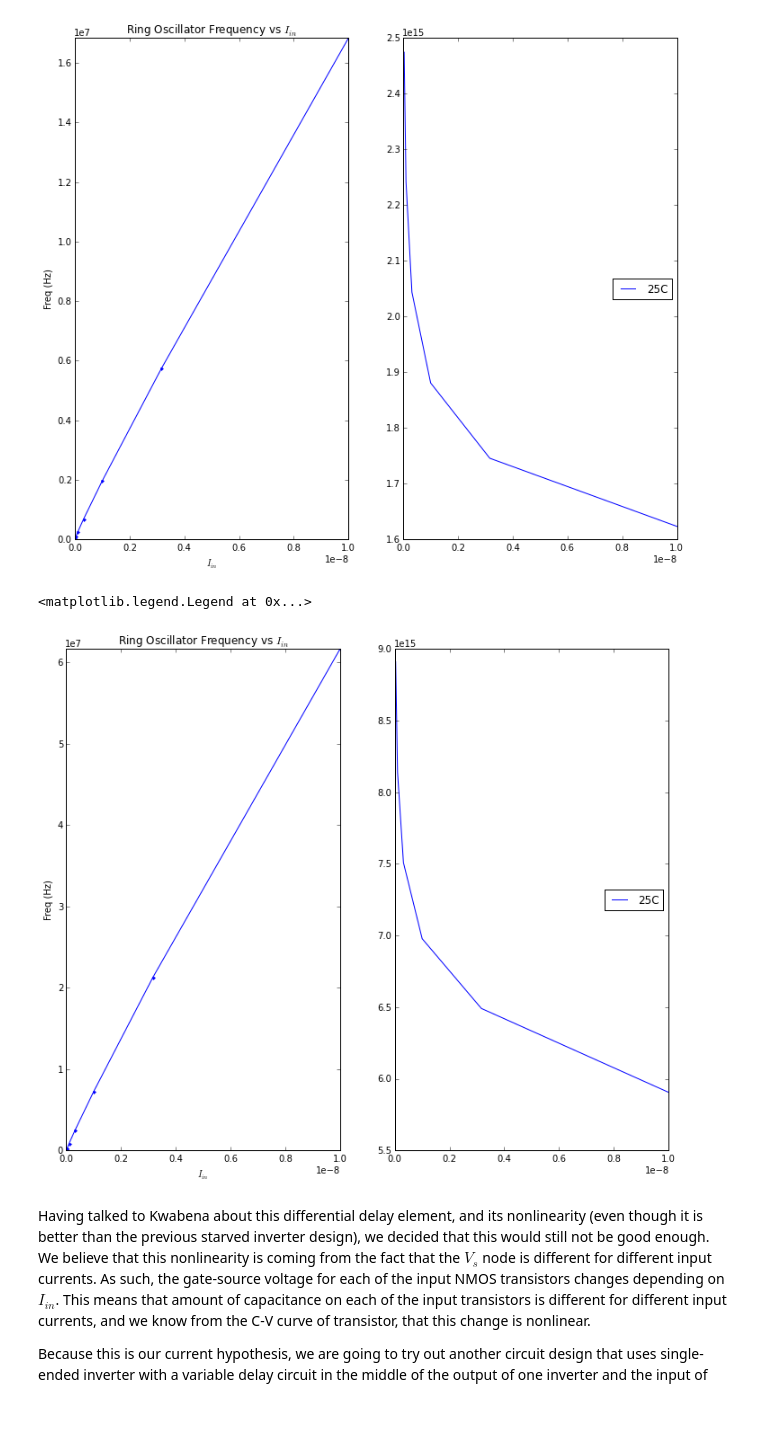
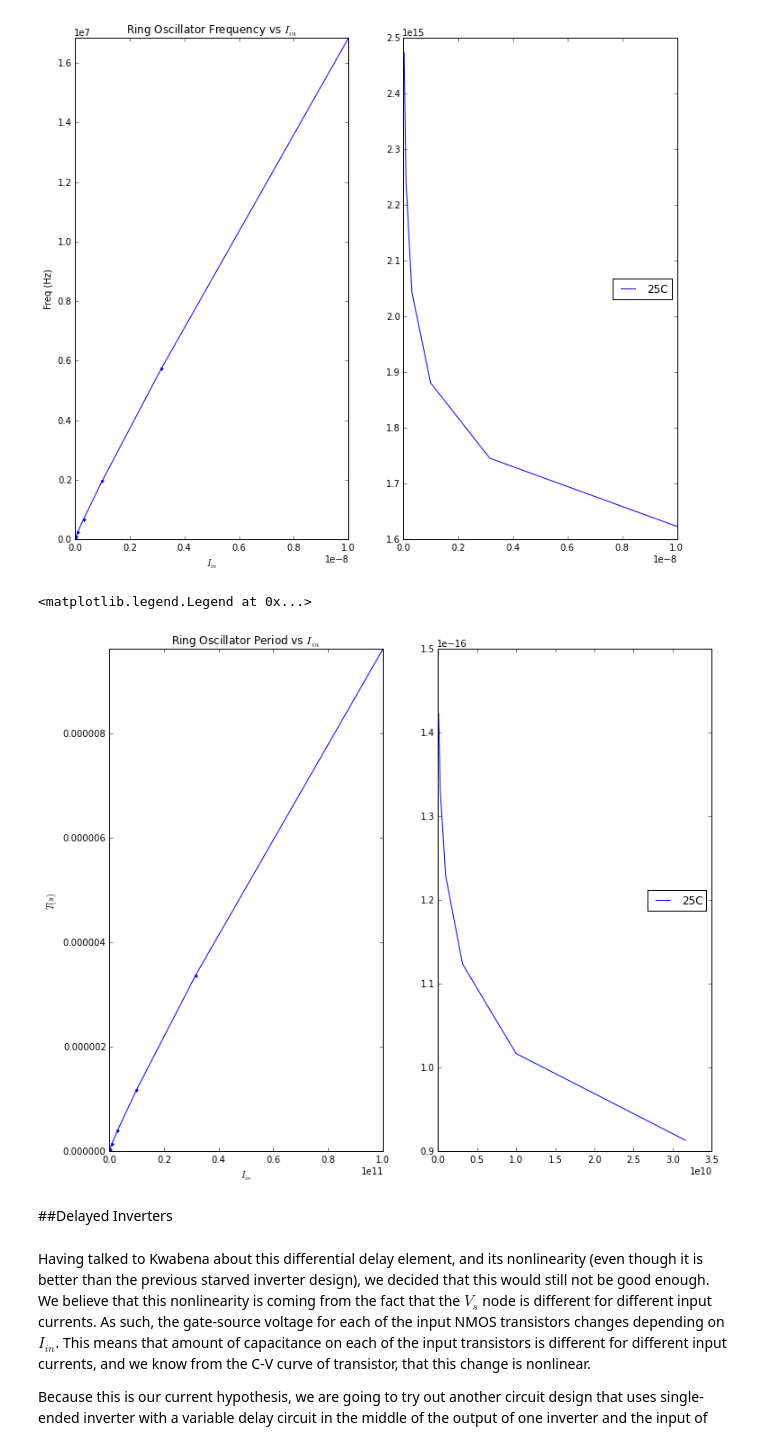
Before and after one commit to twinoza/TwinPyNB, a Jupyter notebook: RingOsc_Char.ipynb, the cells around one changed output. Cells and saved outputs as stored; diff of their text form; code cells hidden in the pictures; blank space fills up the shorter version.

```diff
--- a/RingOsc_Char.ipynb
+++ b/RingOsc_Char.ipynb
@@ -64,15 +68,31 @@ def readFile2(folderRoot, fileName):
         freqs.append(double(filter(lambda x: x!= '  ',row)[-1]))
     return list(reversed(freqs))
 
-def plotFreqs(Xs, Ys, temp, pltRange):
+def plotFreqs(Xs, Ys, temp, pltRange, plotLog=False):
     rangeX, rangeY = pltRange[0], pltRange[1]
     lenYs = len(Ys)
-    plot(Xs[:lenYs],Ys, '.-',label=str(temp)+"C")
+    if plotLog:
+        loglog(Xs[:lenYs],Ys, '.-',label=str(temp)+"C")
+    else:
+        plot(Xs[:lenYs],Ys, '.-',label=str(temp)+"C")
     xlabel('$I_{in}$')
     ylabel('Freq (Hz)')
     title('Ring Oscillator Frequency vs $I_{in}$')
     xlim([0,rangeX])
     ylim([0,rangeY])
+
+def plotGen(Xs, Ys, temp, pltRange, plotType='.-', plotLog=False, ttl='Default Title', xlbl='xLabel', ylbl='yLabel'):
+    rangeX, rangeY = pltRange[0], pltRange[1]
+    lenYs = len(Ys)
+    if plotLog:
+        loglog(Xs[:lenYs],Ys, plotType, label=str(temp)+"C")
+    else:
+        plot(Xs[:lenYs],Ys, plotType, label=str(temp)+"C")
+    xlabel(xlbl)
+    ylabel(ylbl)
+    title(ttl)
+    xlim(rangeX)
+    ylim(rangeY)
 # %% [markdown]
 #Measurements
 # %% [markdown]
@@ -427,17 +402,31 @@ legend(loc='right')
 <matplotlib.legend.Legend at 0x...>
 [figure]
 # %%
+#for curTemp in [25]:
+#    fileName = "DiffInverter_CommonTail_IinandTempSweep_Iin10pto10n_Temp"+str(curTemp)+"C_128TailGates.csv"
+#    autodiffInv_freqs4 = array(readFile2(folderRoot2, fileName))
+#    subplot(1,2,1)
+#    plotFreqs(Iins,autodiffInv_freqs4, curTemp, [max(Iins), max(autodiffInv_freqs4)])
+#    subplot(1,2,2)
+#    plot(Iins[1:], diff(autodiffInv_freqs4)/diff(Iins), label=str(curTemp)+"C")
+#legend(loc='right')
+
 for curTemp in [25]:
     fileName = "DiffInverter_CommonTail_IinandTempSweep_Iin10pto10n_Temp"+str(curTemp)+"C_128TailGates.csv"
-    autodiffInv_freqs4 = readFile2(folderRoot2, fileName)
+    autodiffInv_freqs4 = array(readFile2(folderRoot2, fileName))
     subplot(1,2,1)
-    plotFreqs(Iins,autodiffInv_freqs4, curTemp, [max(Iins), max(autodiffInv_freqs4)])
+    plotGen(1./Iins,1./autodiffInv_freqs4, curTemp, [max(1./Iins), max(1./autodiffInv_freqs4)],
+            ttl='Ring Oscillator Period vs $I_{in}$',
+            xlbl='$I_{in}$',
+            ylbl='$T(s)$')
     subplot(1,2,2)
-    plot(Iins[1:], diff(autodiffInv_freqs4)/diff(Iins), label=str(curTemp)+"C")
+    plot(1./Iins[1:], diff(1./autodiffInv_freqs4)/diff(1./Iins), label=str(curTemp)+"C")
 legend(loc='right')
 # %% [output]
 <matplotlib.legend.Legend at 0x...>
-[figure, old version]
+[figure, new version]
+# %% [markdown]
+##Delayed Inverters
 # %% [markdown]
 Having talked to Kwabena about this differential delay element, and its nonlinearity (even though it is better than the previous starved inverter design), we decided that this would still not be good enough.  We believe that this nonlinearity is coming from the fact that the $V_s$ node is different for different input currents.  As such, the gate-source voltage for each of the input NMOS transistors changes depending on $I_{in}$.  This means that amount of capacitance on each of the input transistors is different for different input currents, and we know from the C-V curve of transistor, that this change is nonlinear.
 
```
Also changed, not shown: parts of 28 cells of this notebook.
